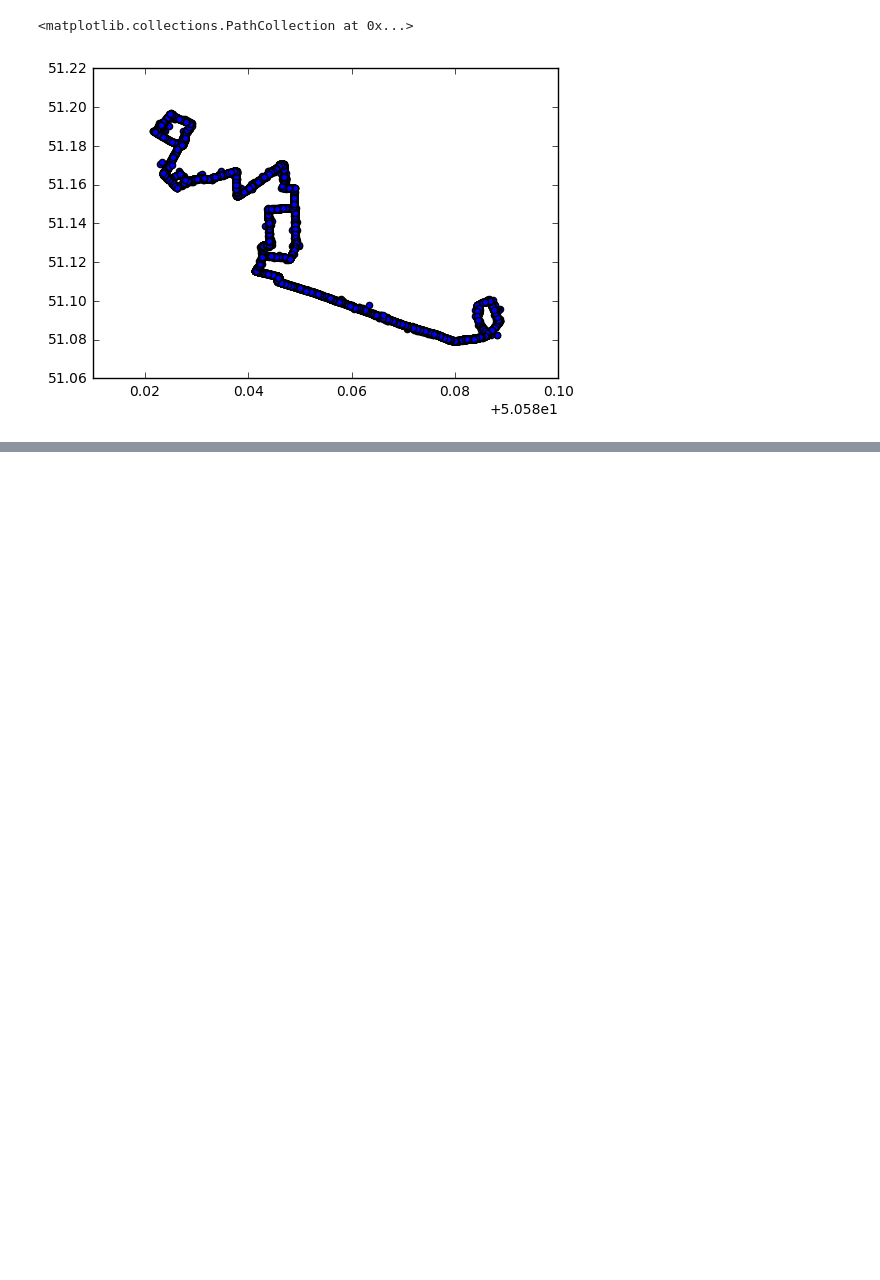
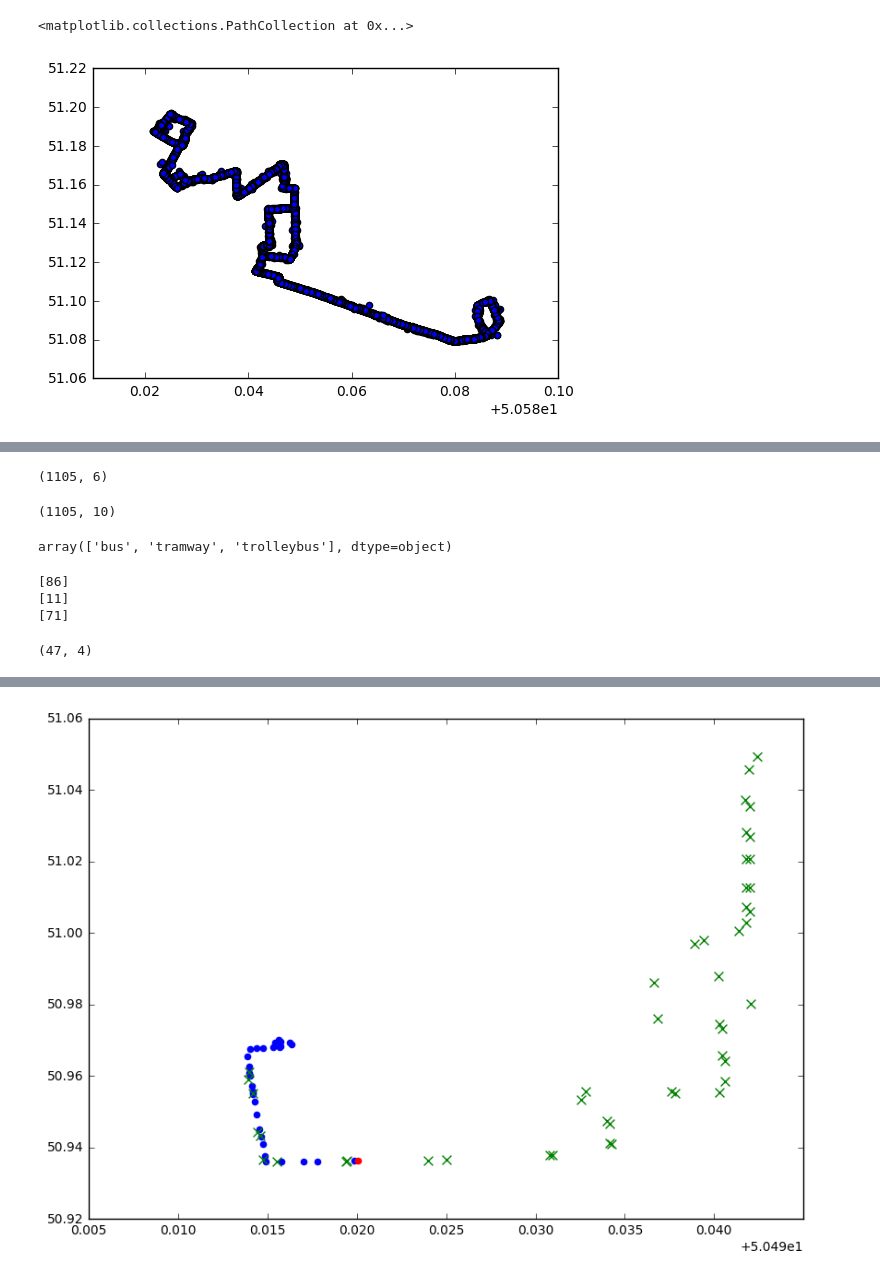
Before and after one commit to Cubbee/public-transport-stops-challenge, a Jupyter notebook: Stops.ipynb, the cells around one changed output, grey strips where cells are left out. Drawn from its saved outputs; the diff is of its cells as text; code cells hidden in the pictures; blank space fills up the shorter version.

```diff
--- a/Stops.ipynb
+++ b/Stops.ipynb
@@ -304,0 +178,28 @@ bus_sv1.to_csv('busSv1.csv',index=False,sep=',')
+# %%
+uniq_transport = np.unique(data_df[(data_df['type']=='bus')&(data_df['route_id']==bus_routes[68])]['id'])
+transp_id = data_df[(data_df['type']=='bus')&(data_df['route_id']==bus_routes[68])&(data_df['id']==uniq_transport[2])]
+transp_id.shape
+# %% [output]
+(1105, 6)
+# %%
+#для скорости
+transpExt_id = data_cp[(data_df['type']=='bus')&(data_df['route_id']==bus_routes[68])&(data_df['id']==uniq_transport[2])]
+# %% [output]
+(1105, 10)
+# %%
+target_stops['transport_type'].unique()
+# %% [output]
+array(['bus', 'tramway', 'trolleybus'], dtype=object)
+# %%
+print(target_stops[target_stops['transport_type']=='bus']['route_id'].unique())
+print(target_stops[target_stops['transport_type']=='tramway']['route_id'].unique())
+print(target_stops[target_stops['transport_type']=='trolleybus']['route_id'].unique())
+# %% [output]
+[86]
+[11]
+[71]
+# %%
+target_bus_stops= target_stops[target_stops['transport_type']=='bus']
+target_bus_stops.shape
+# %% [output]
+(47, 4)
@@ -304,0 +241,18 @@ bus_sv1.to_csv('busSv1.csv',index=False,sep=',')
+# %%
+unq_time = np.sort(transp_id['datetime'].unique())
+len_time = unq_time.shape[0]
+
+def fnc(x):
+    bs_tm = transp_id[transp_id['datetime']<unq_time[x]][:]
+    lt, ln = transp_id[transp_id['datetime']==unq_time[x]][['lat','lon']].values[0]
+    rws=transpExt_id[transpExt_id['datetime']==unq_time[x]][['datetime','delay','dist','direction','velocity']]
+    print(rws)
+    plt.figure(figsize=(10,7))
+    plt.scatter(bs_tm['lat'],bs_tm['lon'],marker='o',color='blue')
+    plt.scatter(lt,ln,marker='o',color='red')
+    plt.scatter(target_bus_stops['lat'], target_bus_stops['lon'], marker='x', color='green', s=50)
+    plt.show()
+    return unq_time[x]
+# %%
+interact(fnc,x=(0,len_time-1))
+# %% [output]
@@ -304,0 +261 @@ bus_sv1.to_csv('busSv1.csv',index=False,sep=',')
+[figure, added]
```
Also changed, not shown: parts of 89 cells of this notebook.
